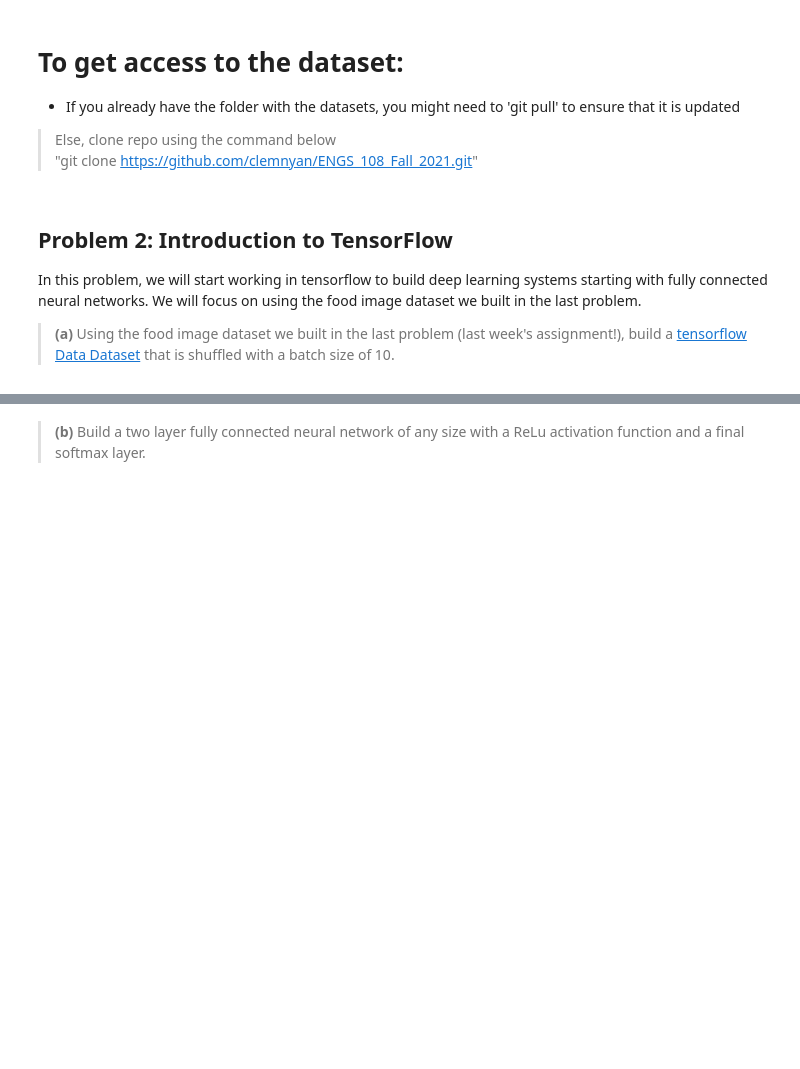
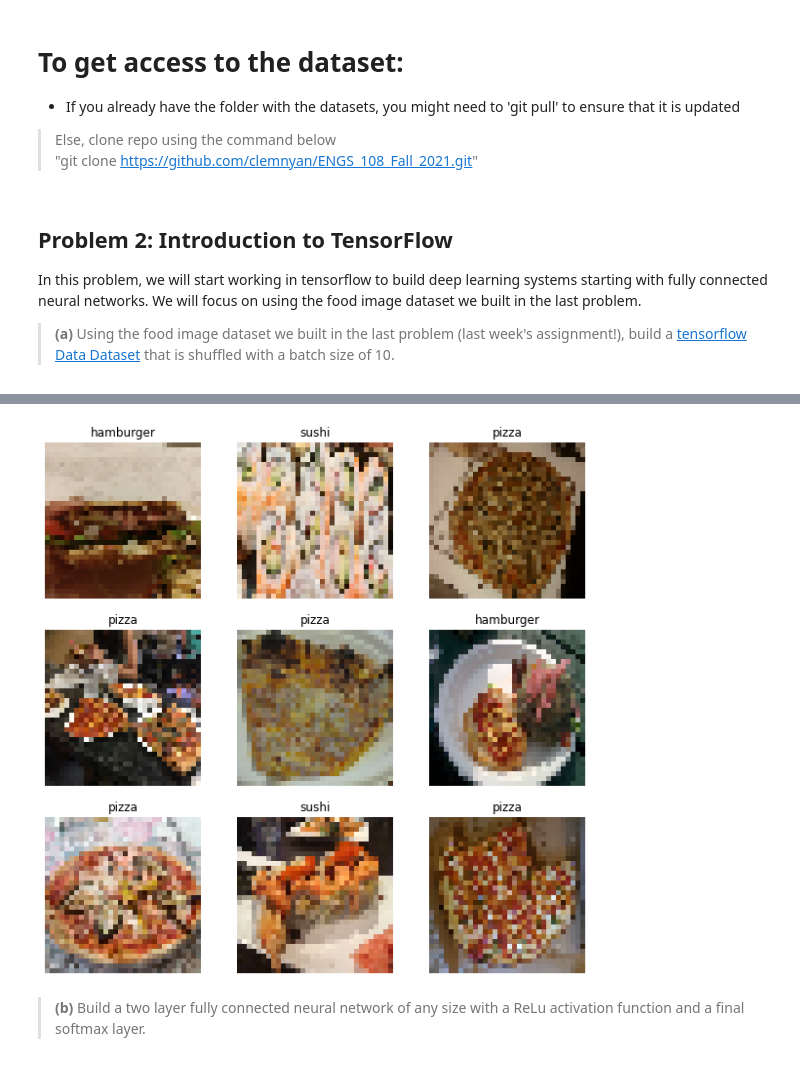
Before and after one commit to paullintilhac/engs108-hw5a, a Jupyter notebook: assignment_5_part_b.ipynb, the cells around one changed output, grey strips where cells are left out. Saved outputs shown, nothing was run; the diff lists cells and outputs as text; code cells hidden in the pictures; blank space fills up the shorter version.

```diff
--- a/assignment_5_part_b.ipynb
+++ b/assignment_5_part_b.ipynb
@@ -12,0 +11,87 @@ In this problem, we will start working in tensorflow to build deep learning syst
+# %%
+#Code and explanation for 2a
+from PIL import Image
+import tqdm
+import os
+import numpy as np
+import cv2
+import tensorflow as tf
+import matplotlib.pyplot as plt
+
+#tf.disable_v2_behavior()
+
+working_dir = "datasets/"
+
+folder = os.path.join(working_dir, 'ExampleFoodImageDataset')
+
+batch_size=32
+DATASET_SIZE = 978
+img_height = 32
+img_width = 32
+num_classes = 9
+
+all_data = tf.keras.utils.image_dataset_from_directory(
+  str(folder),
+  seed=123,
+  image_size=(img_height, img_width),
+  batch_size = batch_size,
+  label_mode="categorical"
+
+)
+
+class_names = all_data.class_names
+
+# Now we shuffle the dataset, and show the results for the first 9 elements
+# without the line below, the  code will return different set of the first 9 images
+#all_data = all_data.shuffle(10)
+
+
+################ utility functions
+
+def get_count(dataset1):
+    count=0
+    for images, _ in dataset1:
+      for i in images:
+        count = count+1
+    return count
+
+def get_features_labels(dataset):
+    train_elems = []
+    train_labels = []
+    for elem, label in train_dataset:
+        for e in elem:
+            train_elems.append(e.numpy())
+        for l in label:
+            train_labels.append(l.numpy())
+    return np.array(train_elems),np.array(train_labels)
+#############
+
+
+# plot assortment of positive and negative labels
+plt.figure(figsize=(10, 10))
+#get first batch of data
+for images, labels in all_data.take(1):
+  #get first 9 entries in batch
+  for i in range(9):
+    label = int(np.where(labels[i]>0)[0])
+    ax = plt.subplot(3, 3, i + 1)
+    plt.imshow(images[i].numpy().astype("uint8"))
+    plt.title(class_names[label])
+    plt.axis("off")
+
+
+# out of a total of 31 batches, take first 27 for training, 3 for validation, and 1 for test
+train_size = 26
+val_size = 4
+test_size = 1
+
+train_dataset = all_data.take(train_size)
+test_dataset = all_data.skip(train_size)
+val_dataset = test_dataset.skip(test_size)
+test_dataset = test_dataset.take(test_size)
+
+print("num total points: " + str(get_count(all_data)))
+print("num train points: " + str(get_count(train_dataset)))
+print("num validation points: " + str(get_count(val_dataset)))
+print("num test points: " + str(get_count(test_dataset)))
+# %% [output]
@@ -13,2 +103,3 @@ In this problem, we will start working in tensorflow to build deep learning syst
+[figure, added]
 # %% [markdown]
 > **(b)** Build a two layer fully connected neural network of any size with a ReLu activation function and a final softmax layer.
```
Also changed, not shown: parts of 12 cells of this notebook, 2 other files.
